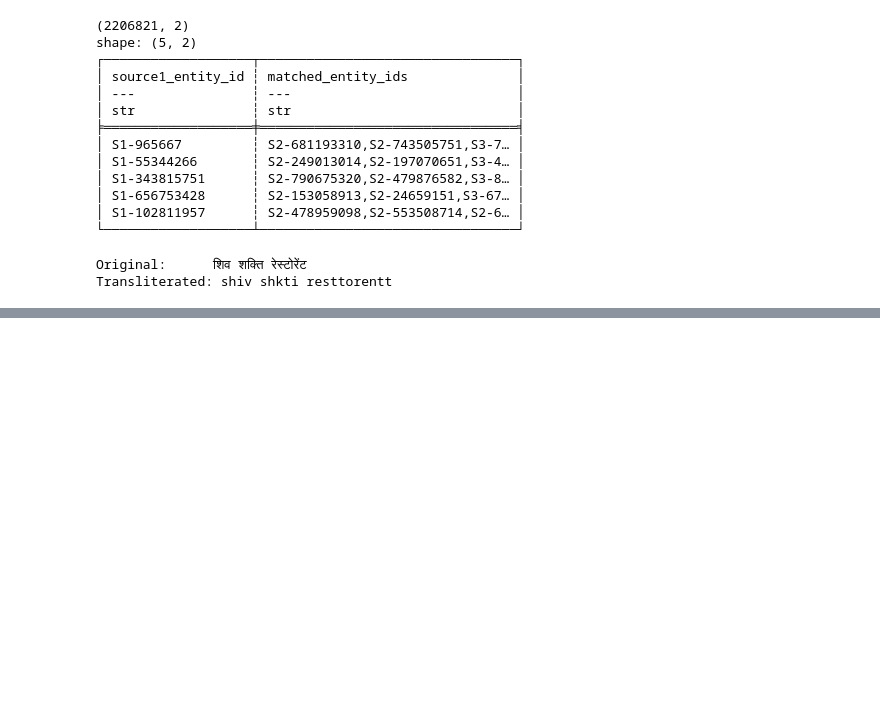
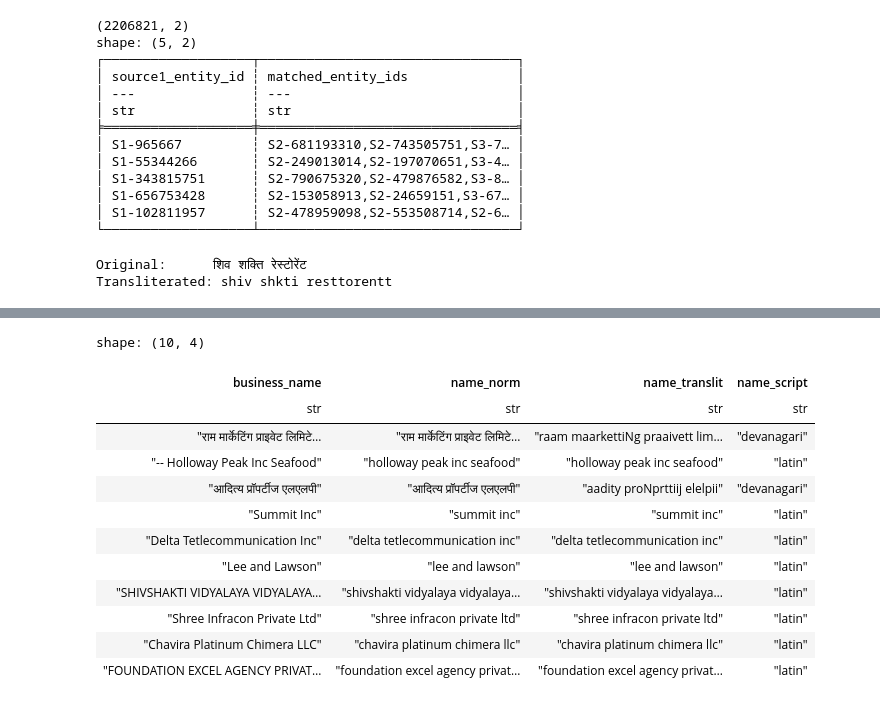
Before and after one commit to Krishwall/business_entity_resolution, a Jupyter notebook: business_train.ipynb, the cells around one changed output, grey strips where cells are left out. Saved outputs shown, nothing was run; the diff lists cells and outputs as text; code cells hidden in the pictures; blank space fills up the shorter version.

```diff
--- a/business_train.ipynb
+++ b/business_train.ipynb
@@ -483,3 +420,24 @@ shape: (5, 10)
+# %%
+s2.select([
+    "business_name",
+    "name_norm",
+    "name_translit",
+    "name_script"
+]).head(10)
+# %% [output]
+shape: (10, 4)
+| business_name | name_norm | name_translit | name_script |
+| str | str | str | str |
+| "राम मार्केटिंग प्राइवेट लिमिटे… | "राम मार्केटिंग प्राइवेट लिमिटे… | "raam maarkettiNg praaivett lim… | "devanagari" |
+| "-- Holloway Peak Inc Seafood" | "holloway peak inc seafood" | "holloway peak inc seafood" | "latin" |
+| "आदित्य प्रॉपर्टीज एलएलपी" | "आदित्य प्रॉपर्टीज एलएलपी" | "aadity proNprttiij elelpii" | "devanagari" |
+| "Summit Inc" | "summit inc" | "summit inc" | "latin" |
+| "Delta Tetlecommunication Inc" | "delta tetlecommunication inc" | "delta tetlecommunication inc" | "latin" |
+| "Lee and Lawson" | "lee and lawson" | "lee and lawson" | "latin" |
+| "SHIVSHAKTI VIDYALAYA VIDYALAYA… | "shivshakti vidyalaya vidyalaya… | "shivshakti vidyalaya vidyalaya… | "latin" |
+| "Shree Infracon Private Ltd" | "shree infracon private ltd" | "shree infracon private ltd" | "latin" |
+| "Chavira Platinum Chimera LLC" | "chavira platinum chimera llc" | "chavira platinum chimera llc" | "latin" |
+| "FOUNDATION EXCEL AGENCY PRIVAT… | "foundation excel agency privat… | "foundation excel agency privat… | "latin" |
 # %%
 hindi_sample = (
     s2
```
Also changed, not shown: parts of 45 cells of this notebook, 2 other files.
